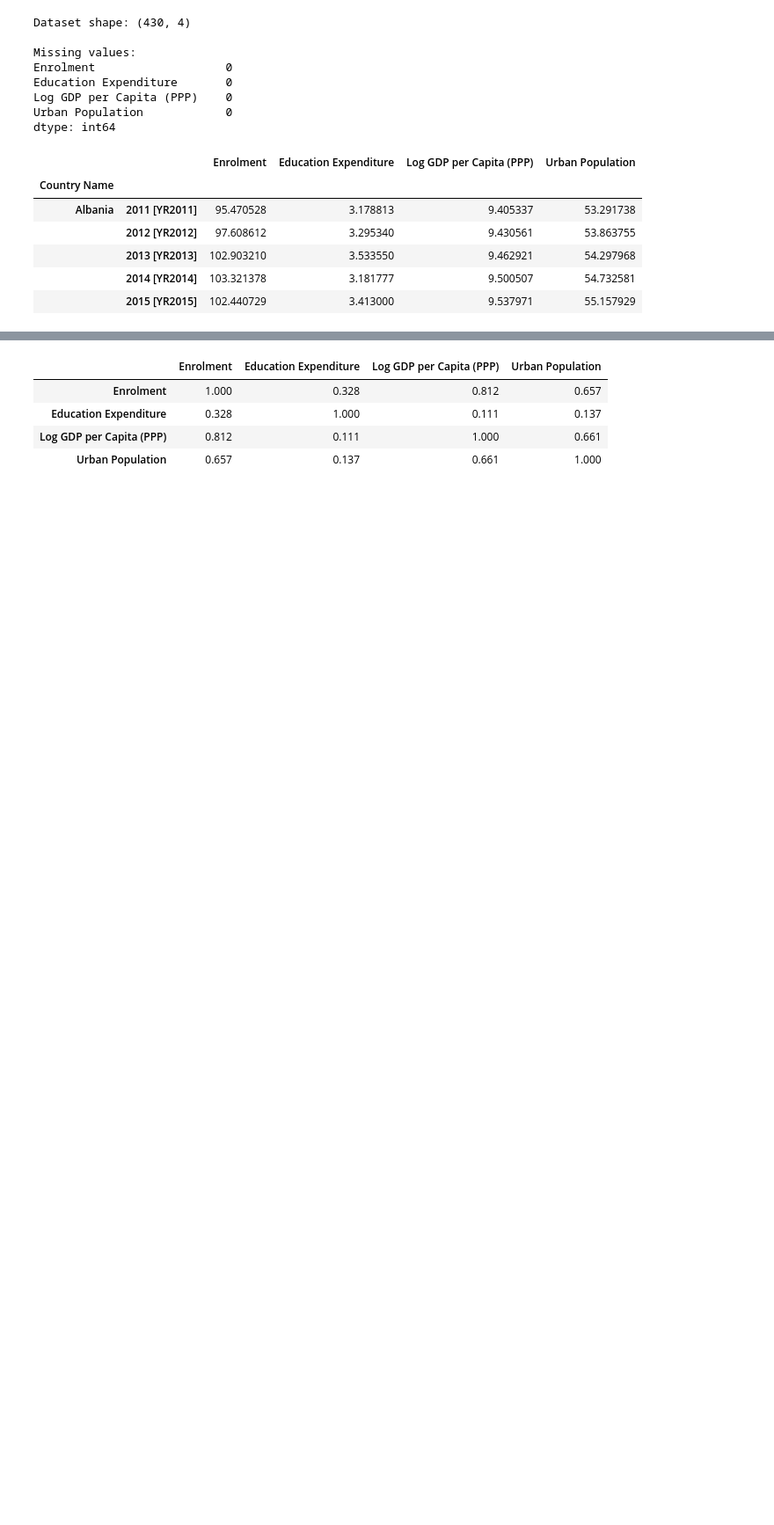
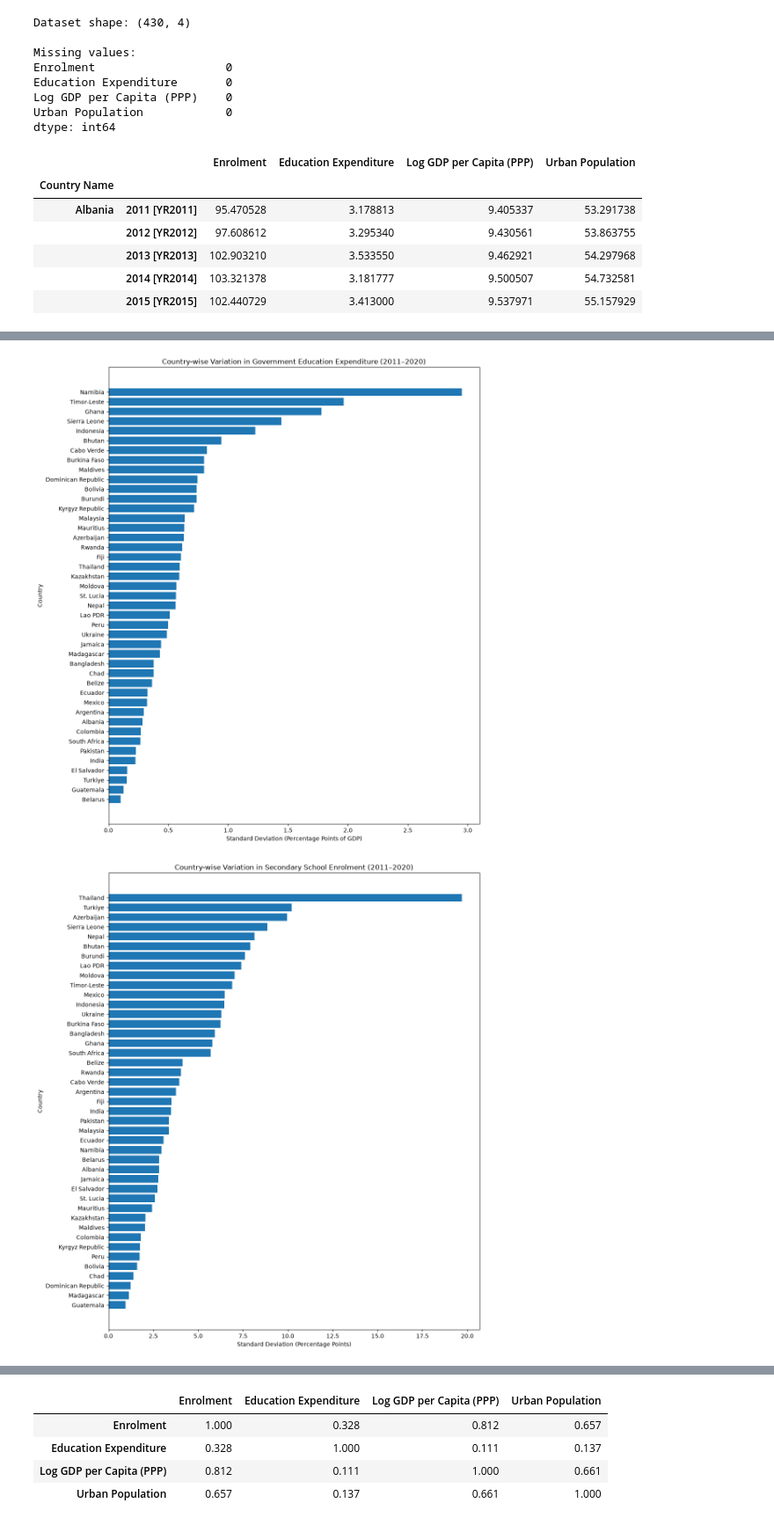
Before and after one commit to ani-research/WDI-GMM-Exercise, a Jupyter notebook: Ecotrix.ipynb, the cells around one changed output, grey strips where cells are left out. Shown at 88% size. Drawn from its saved outputs; the diff is of its cells as text; code cells hidden in the pictures; blank space fills up the shorter version.

```diff
--- a/Ecotrix.ipynb
+++ b/Ecotrix.ipynb
@@ -886,0 +1024,48 @@ display(descriptive_stats.round(3))
+# %%
+# Calculate country-wise standard deviations
+expenditure_sd = Gov_Exp_final.std(axis=1).sort_values()
+enrolment_sd = Sch_Edu_final.std(axis=1).sort_values()
+
+
+# Graph 1: Government expenditure
+
+
+plt.figure(figsize=(11, 12))
+
+plt.barh(
+    expenditure_sd.index,
+    expenditure_sd.values
+)
+
+plt.xlabel("Standard Deviation (Percentage Points of GDP)")
+plt.ylabel("Country")
+plt.title(
+    "Country-wise Variation in Government Education Expenditure (2011–2020)"
+)
+
+plt.tight_layout()
+plt.show()
+
+
+
+# Graph 2: Secondary enrolment
+
+
+plt.figure(figsize=(11, 12))
+
+plt.barh(
+    enrolment_sd.index,
+    enrolment_sd.values
+)
+
+plt.xlabel("Standard Deviation (Percentage Points)")
+plt.ylabel("Country")
+plt.title(
+    "Country-wise Variation in Secondary School Enrolment (2011–2020)"
+)
+
+plt.tight_layout()
+plt.show()
+# %% [output]
+[figure, added]
+[figure, added]
```
Also changed, not shown: parts of 26 cells of this notebook, 3 other files.
